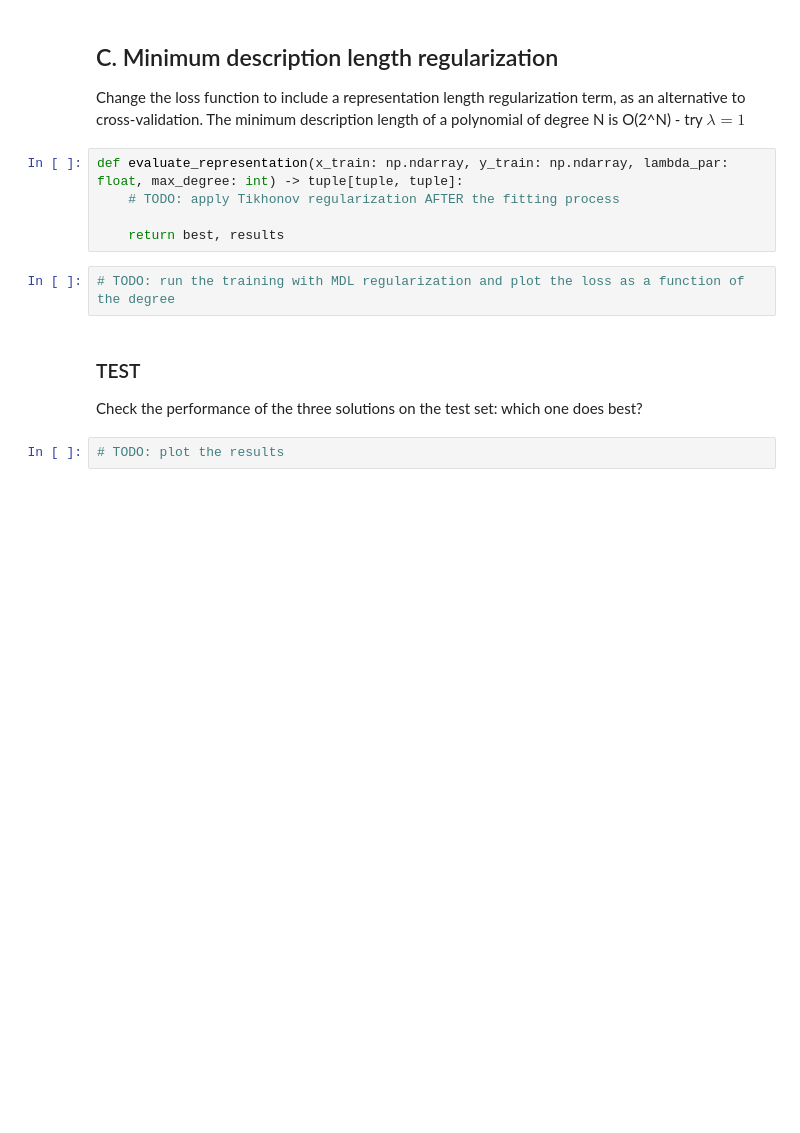
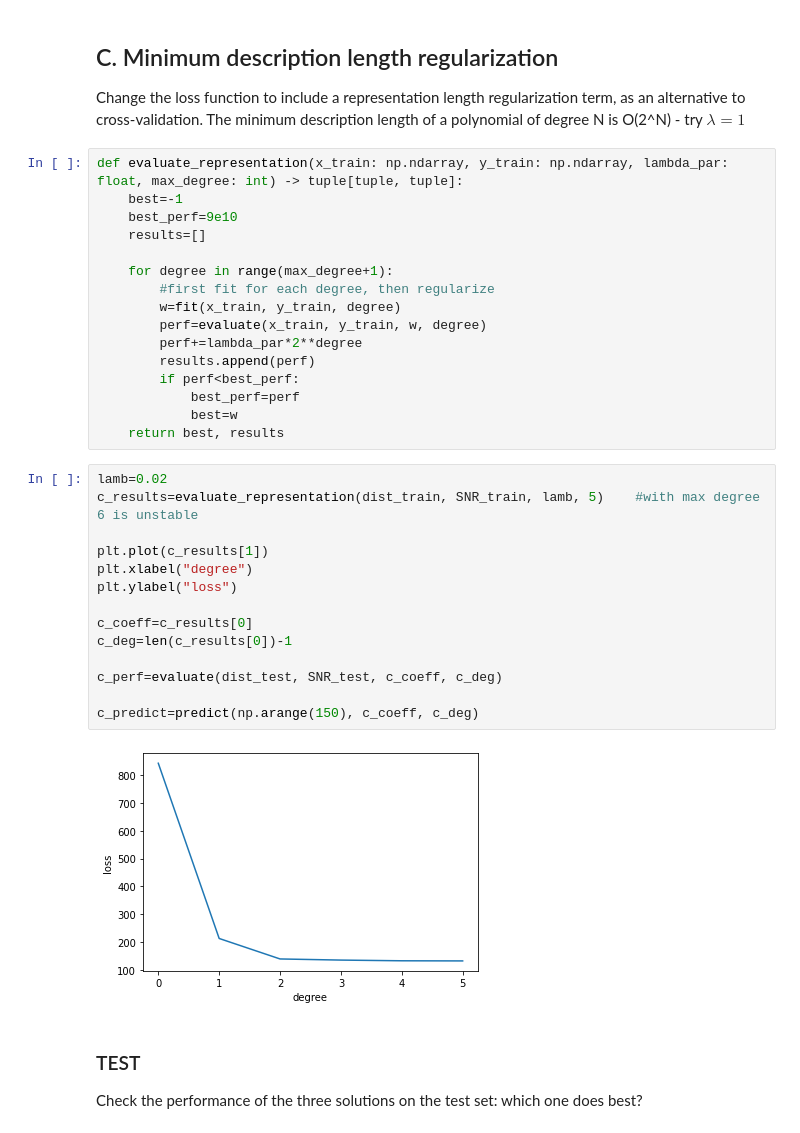
Before and after one commit to angelabortolato/MachineLearning_course, a Jupyter notebook: lab1/01_validation.ipynb, the cells around one changed output. Saved outputs shown, nothing was run; the diff lists cells and outputs as text; blank space fills up the shorter version.

```diff
--- a/lab1/01_validation.ipynb
+++ b/lab1/01_validation.ipynb
@@ -175,16 +210,39 @@ def evaluate_tikhonov(x_train: np.ndarray, y_train: np.ndarray, lambda_par: floa
 ## C. Minimum description length regularization
 
 Change the loss function to include a representation length regularization term, as an alternative to cross-validation. The minimum description length of a polynomial of degree N is O(2^N) - try $\lambda=1$
-# %%
-def evaluate_representation(x_train: np.ndarray, y_train: np.ndarray, lambda_par: float, max_degree: int) -> tuple[tuple, tuple]:
-    # TODO: apply Tikhonov regularization AFTER the fitting process
-
-    return best, results
-# %%
-# TODO: run the training with MDL regularization and plot the loss as a function of the degree
+# %%
+def evaluate_representation(x_train: np.ndarray, y_train: np.ndarray, lambda_par: float, max_degree: int) -> tuple[tuple, tuple]:
+    best=-1
+    best_perf=9e10
+    results=[]
+
+    for degree in range(max_degree+1):
+        #first fit for each degree, then regularize
+        w=fit(x_train, y_train, degree)
+        perf=evaluate(x_train, y_train, w, degree)
+        perf+=lambda_par*2**degree
+        results.append(perf)
+        if perf<best_perf:
+            best_perf=perf
+            best=w
+    return best, results
+# %%
+lamb=0.02
+c_results=evaluate_representation(dist_train, SNR_train, lamb, 5)    #with max degree 6 is unstable
+
+plt.plot(c_results[1])
+plt.xlabel("degree")
+plt.ylabel("loss")
+
+c_coeff=c_results[0]
+c_deg=len(c_results[0])-1
+
+c_perf=evaluate(dist_test, SNR_test, c_coeff, c_deg)
+
+c_predict=predict(np.arange(150), c_coeff, c_deg)
+# %% [output]
+[figure, added]
 # %% [markdown]
 ### TEST
 
 Check the performance of the three solutions on the test set: which one does best?
-# %%
-# TODO: plot the results
```
Also changed, not shown: parts of 7 cells of this notebook.
